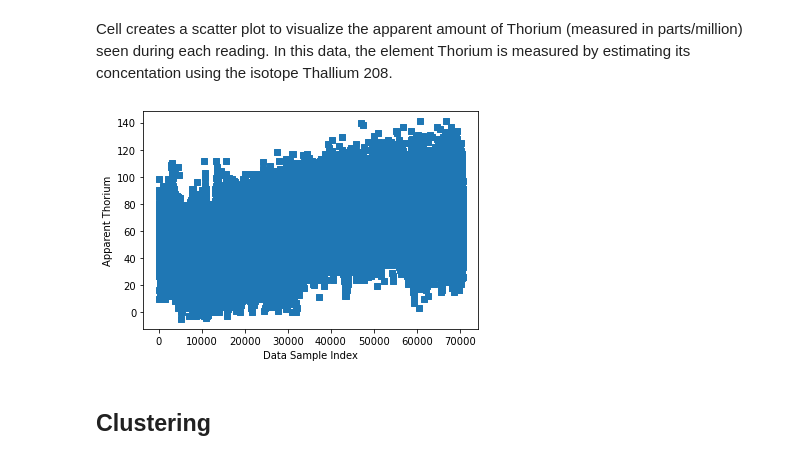
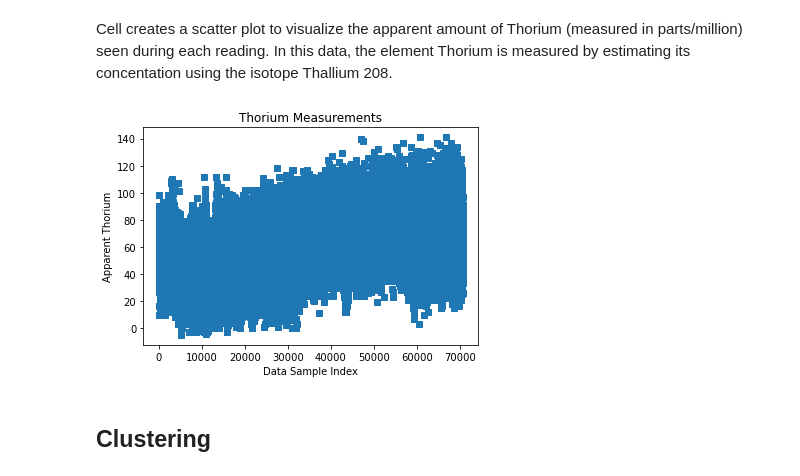
Before and after one commit to malbert131/FRI_Group_4_Project, a Jupyter notebook: main.ipynb, the cells around one changed output. Cells and saved outputs as stored; diff of their text form; code cells hidden in the pictures.

```diff
--- a/main.ipynb
+++ b/main.ipynb
@@ -266,15 +274,16 @@ Cell creates a scatter plot to visualize the apparent amount of Thorium (measure
 # %%
 Th_count_column = rad_DataFrame.loc[:, "app_Th"]
 # Thallium 208 count numpy array
 Th_count = Th_count_column.values
 
 # plots apparent concentrations of Thorium as Thallium 208
 plt.scatter(x=range(len(Th_count)), y=Th_count, marker=",")
 plt.xlabel("Data Sample Index") # x-axis label
 plt.ylabel("Apparent Thorium") # y-axis label
+plt.title("Thorium Measurements")
 plt.show()
 # %% [output]
-[figure, old version]
+[figure, new version]
 # %% [markdown]
 ## Clustering
 # %% [markdown]
```
Also changed, not shown: parts of 29 cells of this notebook.
